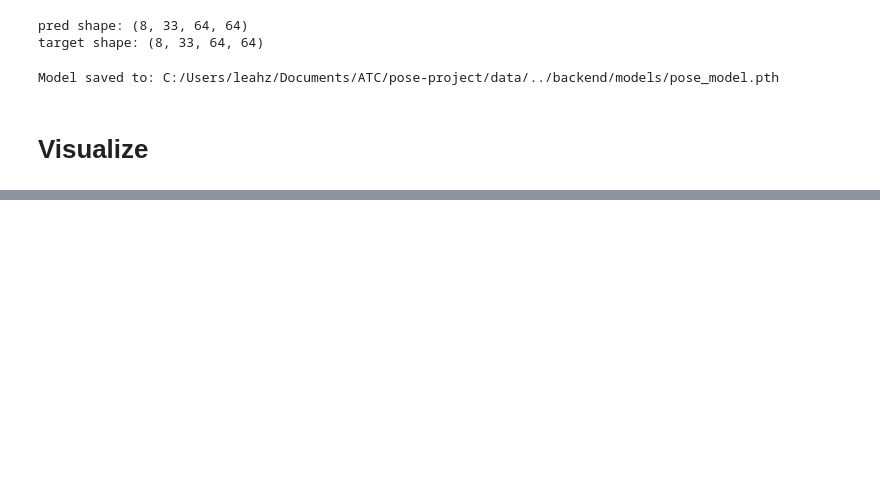
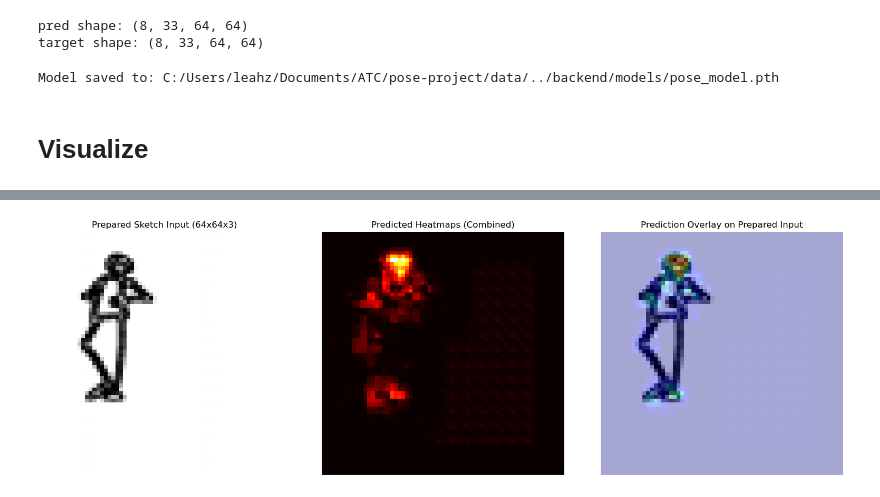
Before and after one commit to Leahie/pose-project, a Jupyter notebook: research/sketch_to_pose.ipynb, the cells around one changed output, grey strips where cells are left out. Cells and saved outputs as stored; diff of their text form; code cells hidden in the pictures; blank space fills up the shorter version.

```diff
--- a/research/sketch_to_pose.ipynb
+++ b/research/sketch_to_pose.ipynb
@@ -1040,0 +1309,95 @@ Predicted heatmaps shape: (33, 64, 64)
+# %%
+from matplotlib import patheffects as path_effects
+
+# Ensure model input is a torch tensor with shape (1, 3, 64, 64)
+if isinstance(tensor_img, np.ndarray):
+    arr = tensor_img.astype(np.float32)
+    if arr.ndim == 3:  # HWC -> NCHW
+        arr = np.transpose(arr, (2, 0, 1))[None, ...]
+    tensor_img_t = torch.from_numpy(arr).float()
+else:
+    tensor_img_t = tensor_img.float()
+
+# Run inference on prepared sketch tensor
+with torch.no_grad():
+    pred_heatmaps = loaded_model(tensor_img_t)
+
+predicted_heatmaps_np = pred_heatmaps.squeeze(0).cpu().numpy()  # (33, 64, 64)
+print(f"Prepared input tensor shape: {tuple(tensor_img_t.shape)}")
+print(f"Predicted heatmaps shape: {predicted_heatmaps_np.shape}")
+
+# Visualize prepared input + combined heatmap + overlay
+prepared_disp = prepared_sketch.astype(np.float32)
+if prepared_disp.max() > 1.0:
+    prepared_disp = prepared_disp / 255.0
+
+combined_hm = np.max(predicted_heatmaps_np, axis=0)
+combined_hm_norm = (combined_hm - combined_hm.min()) / (combined_hm.max() - combined_hm.min() + 1e-8)
+
+fig, axes = plt.subplots(1, 3, figsize=(16, 5))
+axes[0].imshow(prepared_disp)
+axes[0].set_title("Prepared Sketch Input (64x64x3)")
+axes[0].axis("off")
+
+axes[1].imshow(combined_hm_norm, cmap="hot")
+axes[1].set_title("Predicted Heatmaps (Combined)")
+axes[1].axis("off")
+
+axes[2].imshow(prepared_disp)
+axes[2].imshow(combined_hm_norm, cmap="jet", alpha=0.35)
+axes[2].set_title("Prediction Overlay on Prepared Input")
+axes[2].axis("off")
+
+plt.tight_layout()
+plt.show()
+
+# Plot only confident per-joint argmax points
+# This removes many noisy low-activation channels that cluster in the torso/head.
+heatmaps = predicted_heatmaps_np
+H_hm, W_hm = heatmaps.shape[1], heatmaps.shape[2]
+display_h, display_w = prepared_disp.shape[0], prepared_disp.shape[1]
+
+joint_scores = heatmaps.reshape(heatmaps.shape[0], -1).max(axis=1)
+conf_threshold = 0.20
+
+# If model activations are generally low, keep at least top-N joints as fallback.
+valid = joint_scores >= conf_threshold
+if valid.sum() < 8:
+    top_n = 12
+    top_idx = np.argsort(joint_scores)[-top_n:]
+    valid = np.zeros_like(valid, dtype=bool)
+    valid[top_idx] = True
+
+fig, ax = plt.subplots(figsize=(7, 7))
+ax.imshow(prepared_disp)
+ax.set_title("Landmarks on Prepared Sketch (Confident Joints)")
+ax.axis("off")
+
+for i, hm in enumerate(heatmaps):
+    if not valid[i]:
+        continue
+
+    y_hm, x_hm = np.unravel_index(np.argmax(hm), hm.shape)
+
+    # Map heatmap pixel center to display pixel center.
+    x_px = int(np.clip(np.round((x_hm + 0.5) * display_w / W_hm - 0.5), 0, display_w - 1))
+    y_px = int(np.clip(np.round((y_hm + 0.5) * display_h / H_hm - 0.5), 0, display_h - 1))
+
+    ax.scatter(x_px, y_px, s=26, c="red")
+
+    txt = ax.text(
+        x_px + 1,
+        y_px + 1,
+        f"{i}",
+        color="white",
+        fontsize=9,
+        fontweight="bold"
+    )
+    txt.set_path_effects([
+        path_effects.Stroke(linewidth=2.4, foreground="black"),
+        path_effects.Normal()
+    ])
+
+print(f"Showing {int(valid.sum())}/33 joints (threshold={conf_threshold:.2f})")
+plt.show()
+# %% [output]
@@ -1040,0 +1406 @@ Predicted heatmaps shape: (33, 64, 64)
+[figure, added]
```
Also changed, not shown: parts of 20 cells of this notebook, 2 other files.
